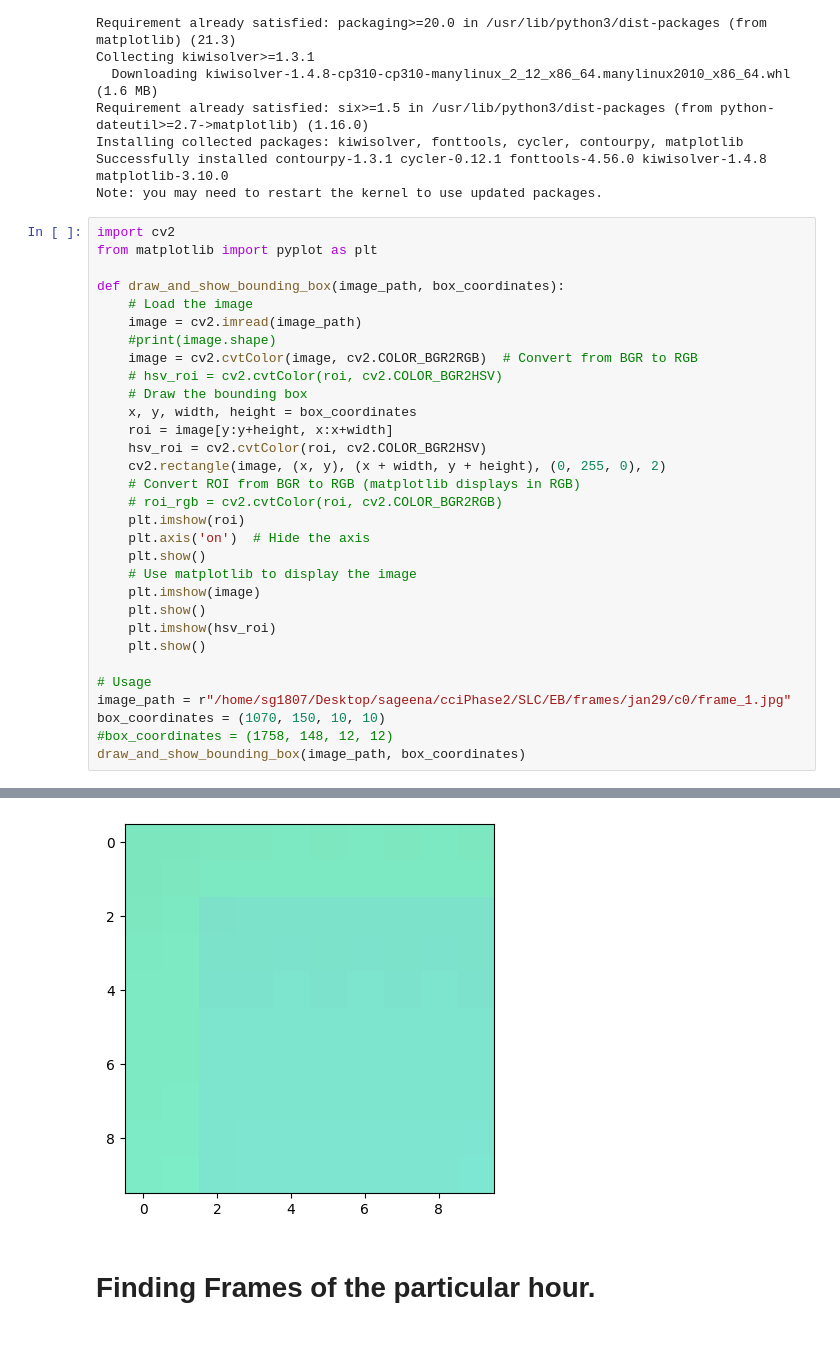
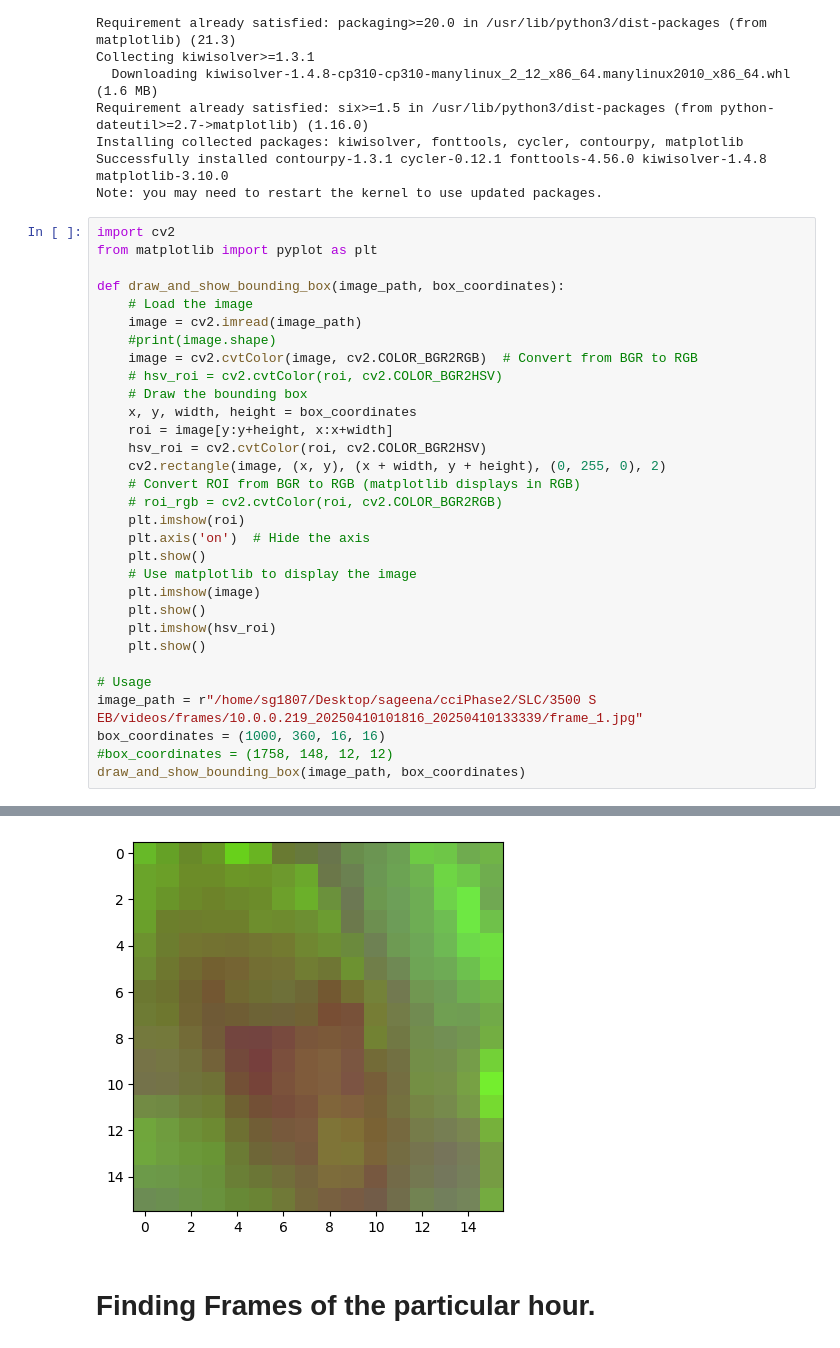
Before and after one commit to SageGarg/cciPhase2, a Jupyter notebook: cciPhase2.ipynb, the cells around one changed output, grey strips where cells are left out. Saved outputs shown, nothing was run; the diff lists cells and outputs as text.

```diff
--- a/cciPhase2.ipynb
+++ b/cciPhase2.ipynb
@@ -50,8 +50,8 @@ def draw_and_show_bounding_box(image_path, box_coordinates):
     plt.show()
 
 # Usage
-image_path = r"/home/sg1807/Desktop/sageena/cciPhase2/SLC/EB/frames/jan29/c0/frame_1.jpg"
-box_coordinates = (1070, 150, 10, 10)
+image_path = r"/home/sg1807/Desktop/sageena/cciPhase2/SLC/3500 S EB/videos/frames/10.0.0.219_20250410101816_20250410133339/frame_1.jpg"
+box_coordinates = (1000, 360, 16, 16)
 #box_coordinates = (1758, 148, 12, 12)
 draw_and_show_bounding_box(image_path, box_coordinates)
 # %% [output]
@@ -60,4 +60,4 @@ draw_and_show_bounding_box(image_path, box_coordinates)
-[figure, old version]
+[figure, new version]
 # %% [markdown]
 # Finding Frames of the particular hour.
 # %%
```
Also changed, not shown: parts of 1 cell of this notebook, 11 other files.
